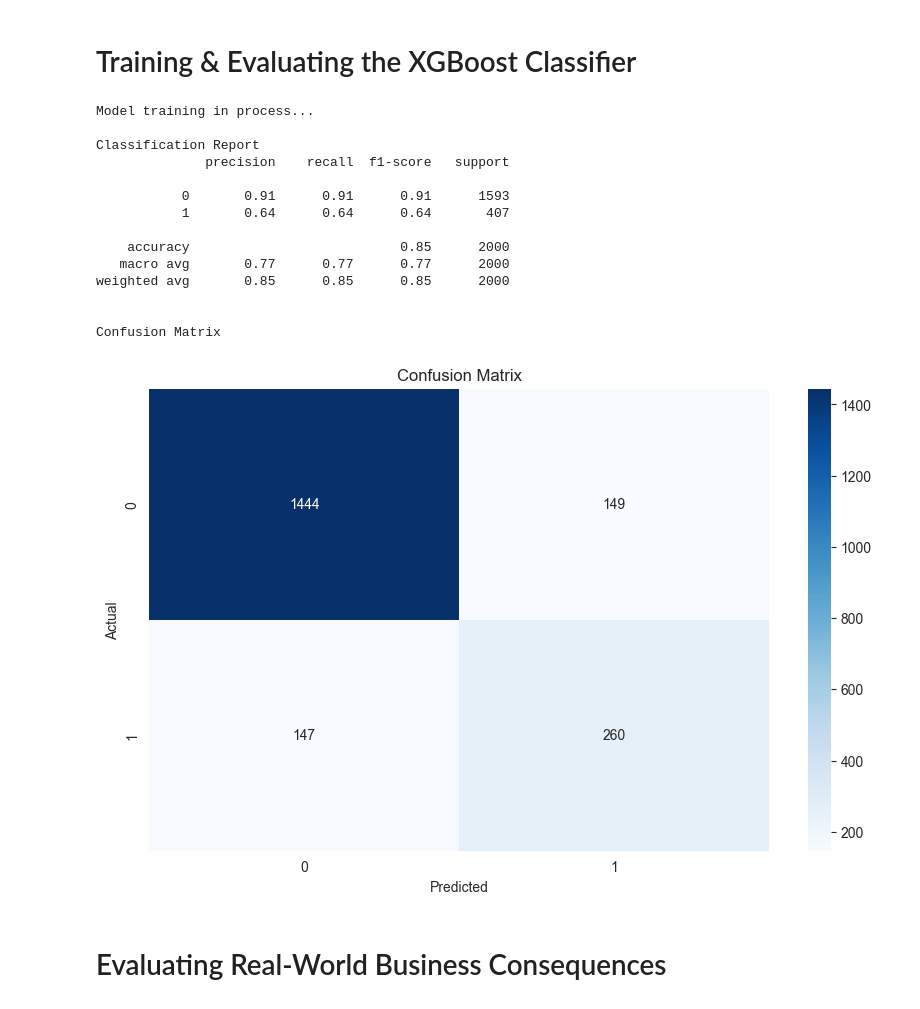
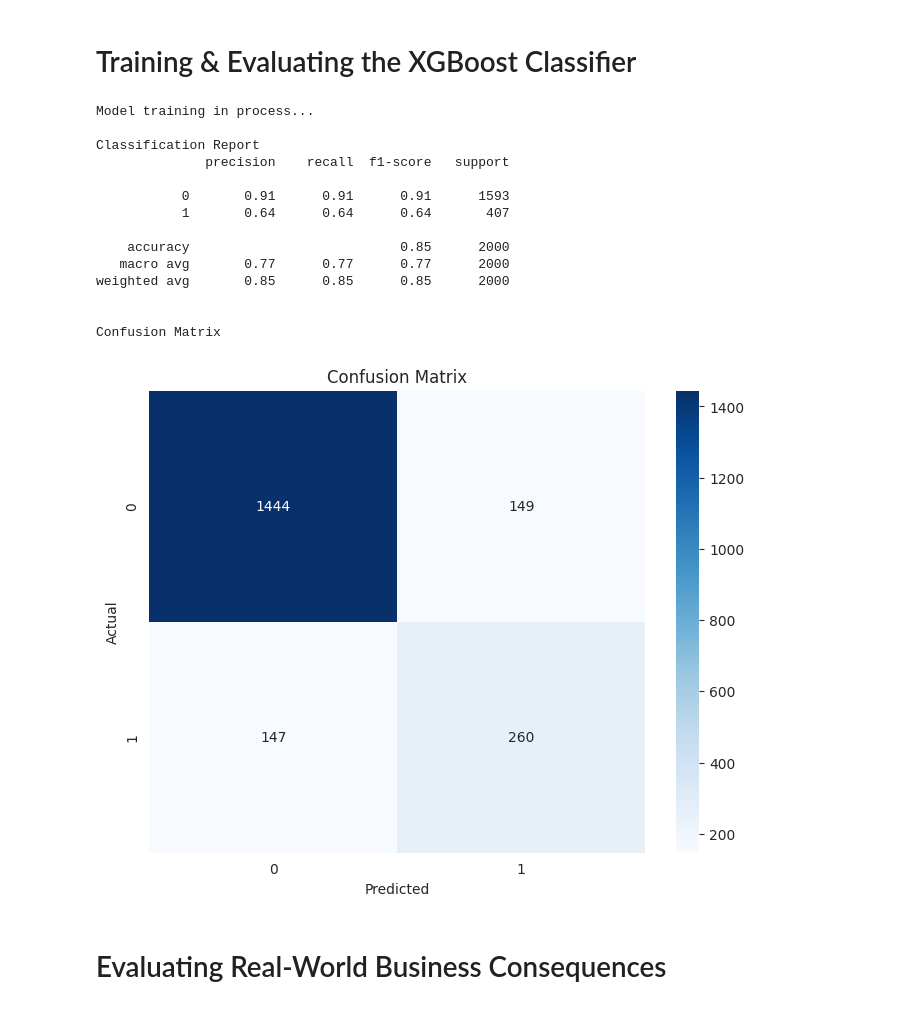
Before and after one commit to dassus98/banking_churn, a Jupyter notebook: banking-churn.ipynb, the cells around one changed output. Cells and saved outputs as stored; diff of their text form; code cells hidden in the pictures.

```diff
--- a/banking-churn.ipynb
+++ b/banking-churn.ipynb
@@ -151,34 +155,35 @@ model_pipeline.fit(X_train, y_train)
 # Predicting outcomes
 y_pred = model_pipeline.predict(X_test)
 y_prob = model_pipeline.predict_proba(X_test)[:, 1]
 
 # Printing metrics
 print('\nClassification Report')
 print(classification_report(y_test, y_pred))
 
 print('\nConfusion Matrix')
 conf_matrix = confusion_matrix(y_test, y_pred)
+plt.figure(figsize = (8, 6))
 sns.heatmap(conf_matrix, annot = True, fmt = 'd', cmap = 'Blues')
 plt.title('Confusion Matrix')
 plt.xlabel('Predicted')
 plt.ylabel('Actual')
 plt.show()
 # %% [output]
 Model training in process...
 
 Classification Report
               precision    recall  f1-score   support
 
            0       0.91      0.91      0.91      1593
            1       0.64      0.64      0.64       407
 
     accuracy                           0.85      2000
    macro avg       0.77      0.77      0.77      2000
 weighted avg       0.85      0.85      0.85      2000
 
 
 Confusion Matrix
-[figure, old version]
+[figure, new version]
 # %% [markdown]
 # Evaluating Real-World Business Consequences
 # %%
```
Also changed, not shown: parts of 10 cells of this notebook.
